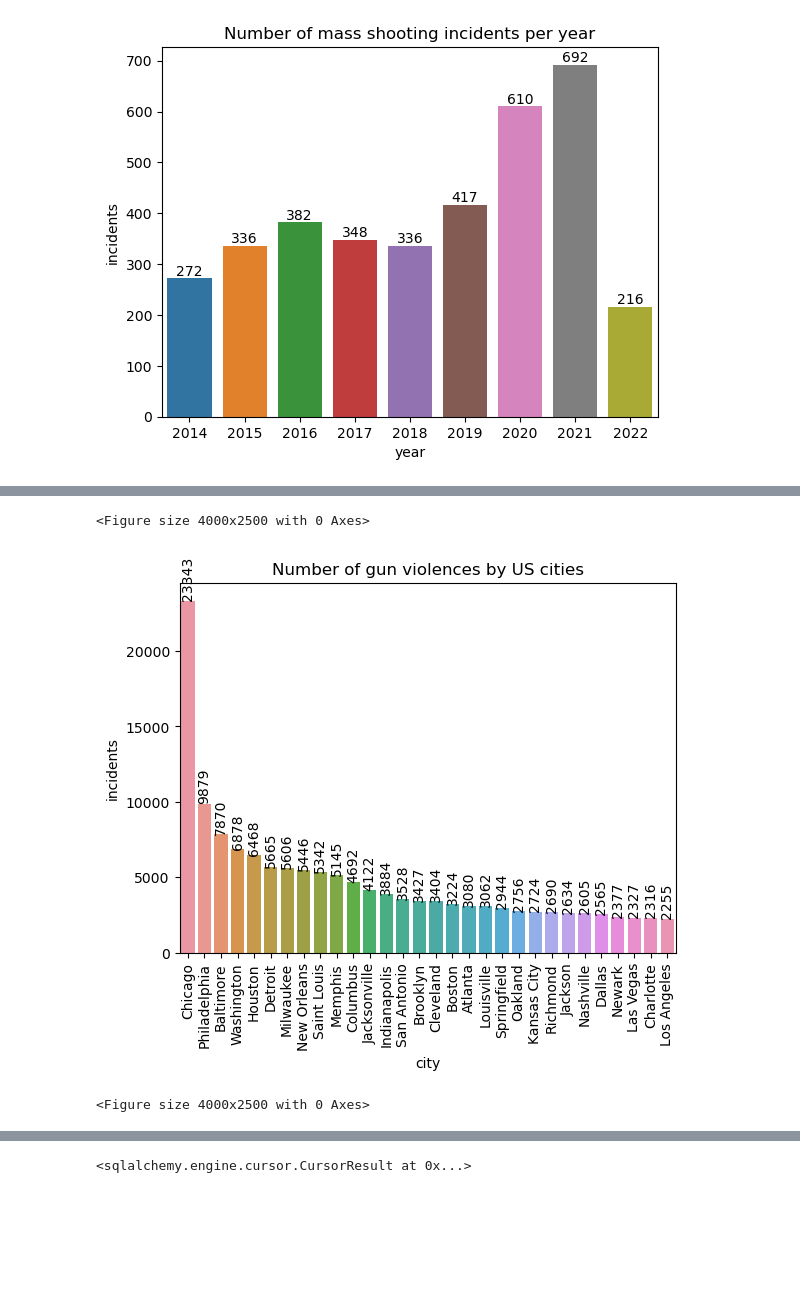
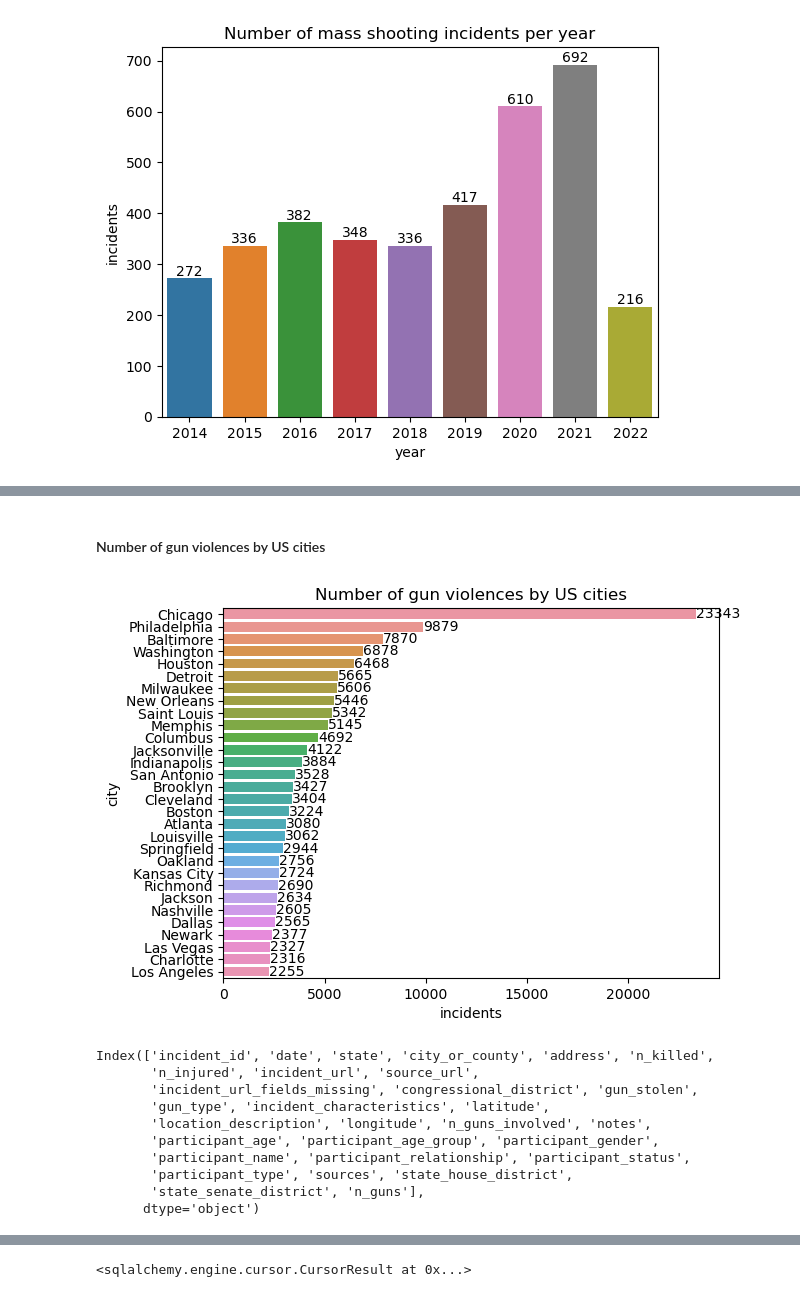
Before and after one commit to hrhee8/Gun_Violence_EDA, a Jupyter notebook: Gun_violence_EDA.ipynb, the cells around one changed output, grey strips where cells are left out. Drawn from its saved outputs; the diff is of its cells as text; code cells hidden in the pictures; blank space fills up the shorter version.

```diff
--- a/Gun_violence_EDA.ipynb
+++ b/Gun_violence_EDA.ipynb
@@ -254,10 +289,8 @@ Text(0.5, 1.0, 'Number of mass shooting incidents per year')
 # %%
-sns.barplot(data = top_15_states, x = 'state', y = 'incidents')
+sns.barplot(x = order, y = ordervals)
 for p in plt.gca().patches:
     height = int(p.get_height())  # Format the height as an integer
     plt.gca().annotate(f'{height}', (p.get_x() + p.get_width() / 2, height),
-                       ha='center', va='bottom', rotation=45)
-plt.xticks(rotation = 90)
-plt.title('Number of gun violences by US State')
-plt.figure(figsize=(60,30))
+                       ha='center', va='bottom')
+plt.title('Average number of shooting by day')
 # %% [output]
@@ -266,0 +406,17 @@ plt.figure(figsize=(60,30))
+# %%
+sns.barplot(data = top_15_states, y = 'state', x = 'incidents')
+for p in plt.gca().patches:
+    width = p.get_width()  # For horizontal bars, use width instead of height
+    plt.gca().annotate(f'{int(width)}',
+                       (width, p.get_y() + p.get_height() / 2),
+                       ha='left', va='center')  # Adjust alignment
+plt.xticks(rotation = 90)
+plt.title('Number of gun violences by US State')
+plt.figure(figsize=(60,30))
+
+'''
+for p in plt.gca().patches:
+    height = int(p.get_height())  # Format the height as an integer
+    plt.gca().annotate(f'{height}', (p.get_x() + p.get_width() / 2, height),
+                       ha='center', va='bottom', rotation=45)
+'''
@@ -267,13 +427,26 @@ plt.figure(figsize=(60,30))
+# %% [markdown]
+#### Number of gun violences by US cities
 # %%
-sns.barplot(data = top_30_cities, x = 'city', y = 'incidents')
+sns.barplot(data = top_30_cities, y = 'city', x = 'incidents')
 for p in plt.gca().patches:
-    height = int(p.get_height())  # Format the height as an integer
-    plt.gca().annotate(f'{height}', (p.get_x() + p.get_width() / 2, height),
-                       ha='center', va='bottom', rotation=90)
-plt.xticks(rotation = 90)
+    width = p.get_width()  # For horizontal bars, use width instead of height
+    plt.gca().annotate(f'{int(width)}',
+                       (width, p.get_y() + p.get_height() / 2),
+                       ha='left', va='center')  # Adjust alignment
 plt.title('Number of gun violences by US cities')
-plt.figure(figsize=(40,25))
+plt.show()
 # %% [output]
-<Figure size 4000x2500 with 0 Axes>
-[figure, old version]
+[figure, new version]
-<Figure size 4000x2500 with 0 Axes>
+# %%
+cases_2018.keys()
+# %% [output]
+Index(['incident_id', 'date', 'state', 'city_or_county', 'address', 'n_killed',
+       'n_injured', 'incident_url', 'source_url',
+       'incident_url_fields_missing', 'congressional_district', 'gun_stolen',
+       'gun_type', 'incident_characteristics', 'latitude',
+       'location_description', 'longitude', 'n_guns_involved', 'notes',
+       'participant_age', 'participant_age_group', 'participant_gender',
+       'participant_name', 'participant_relationship', 'participant_status',
+       'participant_type', 'sources', 'state_house_district',
+       'state_senate_district', 'n_guns'],
+      dtype='object')
```
Also changed, not shown: parts of 44 cells of this notebook.
